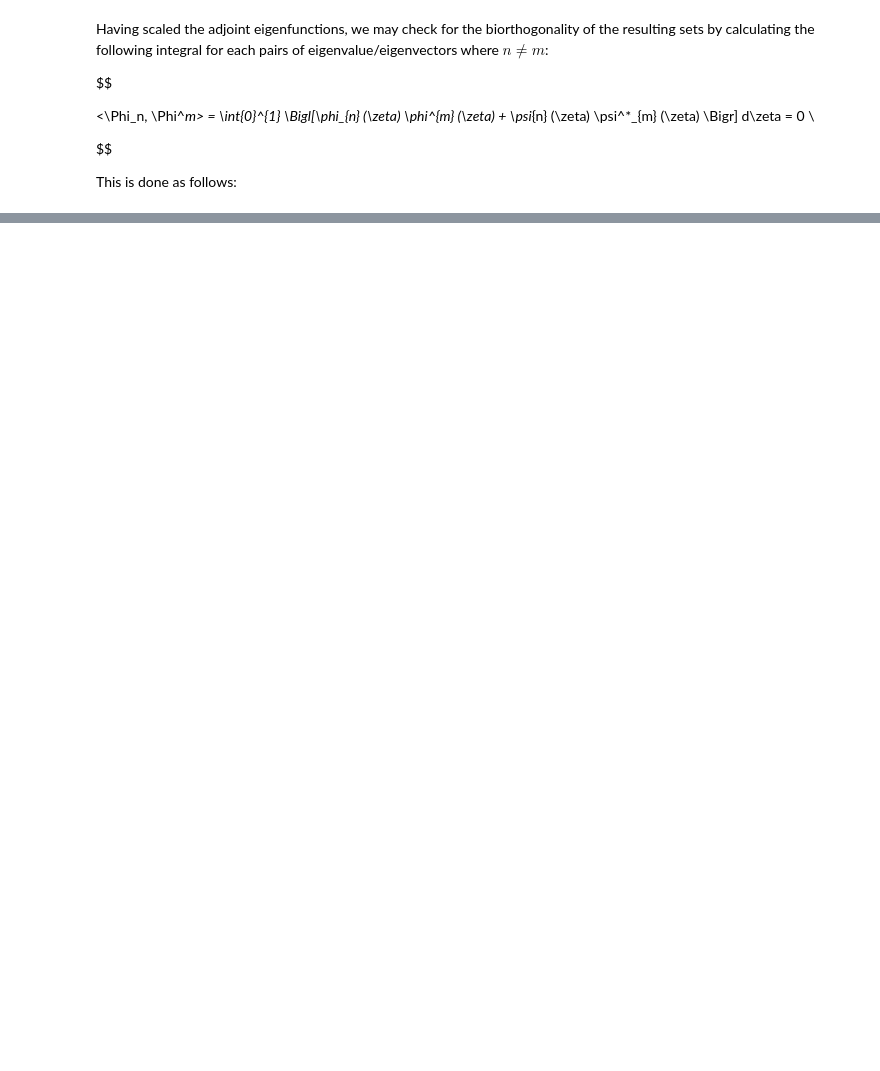
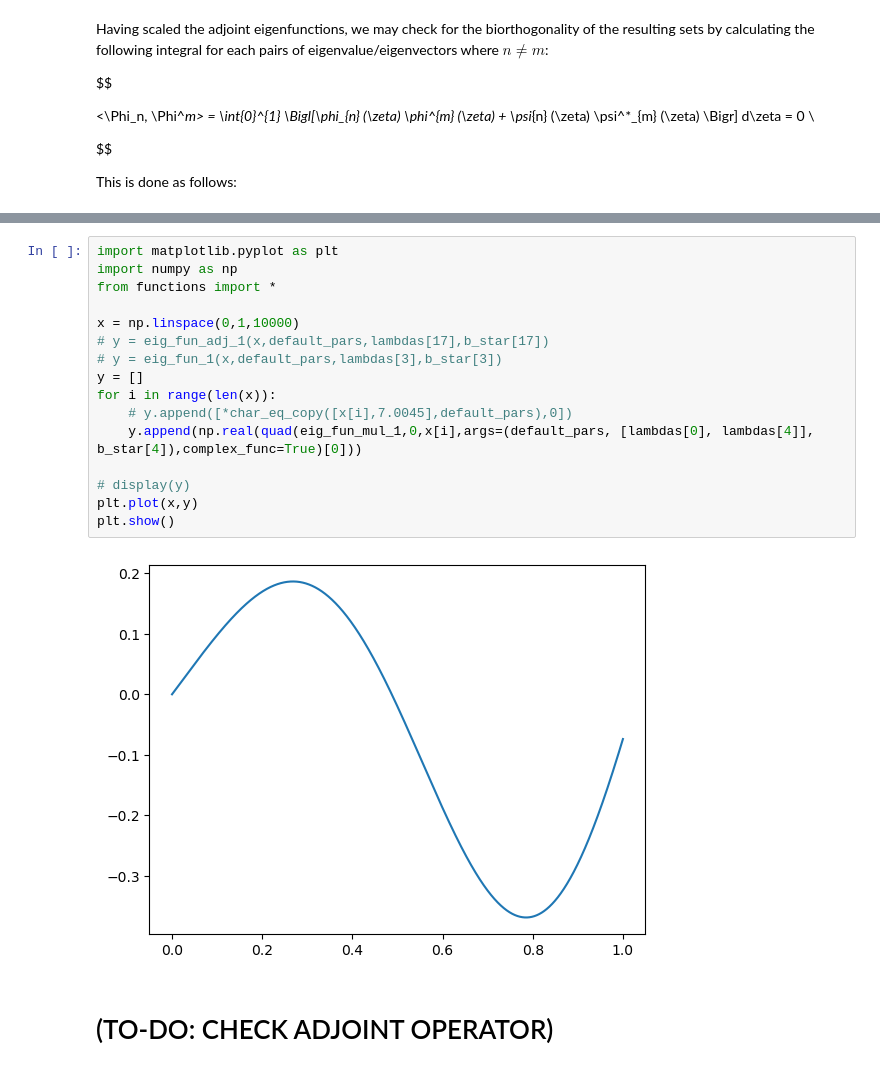
Before and after one commit to behradmoadeli/pfr_isothermal_recycle_delay_optimal, a Jupyter notebook: reports/BehradPaper.ipynb, the cells around one changed output, grey strips where cells are left out. Drawn from its saved outputs; the diff is of its cells as text; blank space fills up the shorter version.

```diff
--- a/reports/BehradPaper.ipynb
+++ b/reports/BehradPaper.ipynb
@@ -509,0 +510,20 @@ for n in range(len(lambdas)):
+# %%
+import matplotlib.pyplot as plt
+import numpy as np
+from functions import *
+
+x = np.linspace(0,1,10000)
+# y = eig_fun_adj_1(x,default_pars,lambdas[17],b_star[17])
+# y = eig_fun_1(x,default_pars,lambdas[3],b_star[3])
+y = []
+for i in range(len(x)):
+    # y.append([*char_eq_copy([x[i],7.0045],default_pars),0])
+    y.append(np.real(quad(eig_fun_mul_1,0,x[i],args=(default_pars, [lambdas[0], lambdas[4]], b_star[4]),complex_func=True)[0]))
+
+# display(y)
+plt.plot(x,y)
+plt.show()
+# %% [output]
+[figure, added]
+# %% [markdown]
+# (TO-DO: CHECK ADJOINT OPERATOR)
```
Also changed, not shown: parts of 7 cells of this notebook, 8 other files.
